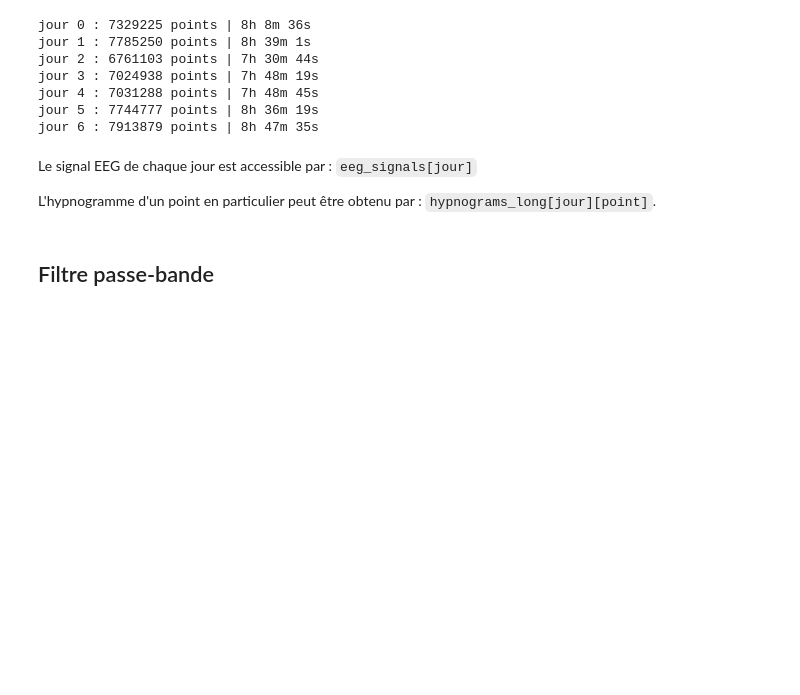
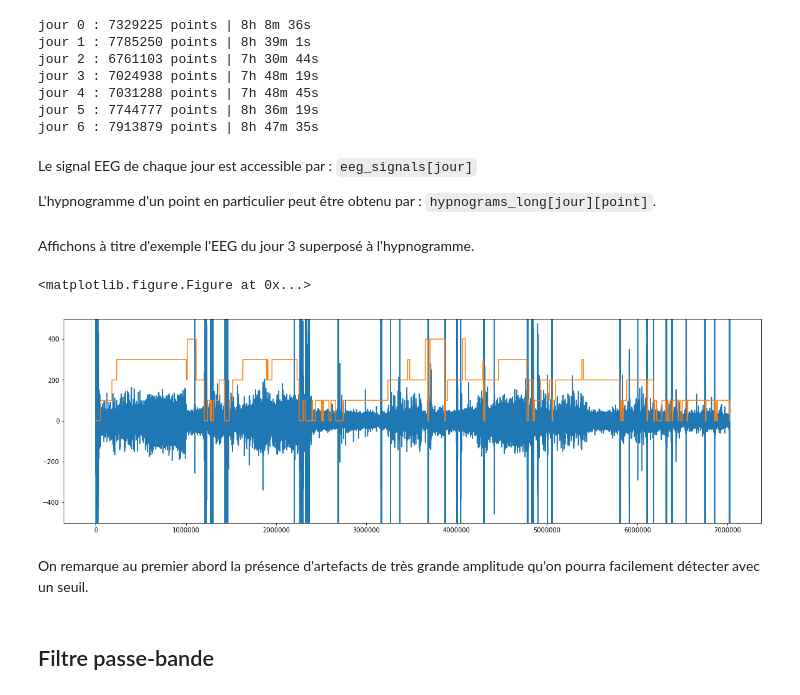
Before and after one commit to ArnoBen/SleepSpindles, a Jupyter notebook: SpindleDetection.ipynb, the cells around one changed output. Cells and saved outputs as stored; diff of their text form; code cells hidden in the pictures; blank space fills up the shorter version.

````diff
--- a/SpindleDetection.ipynb
+++ b/SpindleDetection.ipynb
@@ -52,6 +52,20 @@ jour 6 : 7913879 points | 8h 47m 35s
 Le signal EEG de chaque jour est accessible par :  ```eeg_signals[jour]```
 
 L'hypnogramme d'un point en particulier peut être obtenu par : ```hypnograms_long[jour][point]```.
+# %% [markdown]
+Affichons à titre d'exemple l'EEG du jour 3 superposé à l'hypnogramme.
+# %%
+plt.clf()
+plt.figure(figsize = (20,6))
+plt.plot(eeg_signals[3])
+plt.plot(hypnograms_long[3] * 100)
+plt.ylim(-500,500)
+plt.show()
+# %% [output]
+<matplotlib.figure.Figure at 0x...>
+[figure, added]
+# %% [markdown]
+On remarque au premier abord la présence d'artefacts de très grande amplitude qu'on pourra facilement détecter avec un seuil.
 # %% [markdown]
 ## Filtre passe-bande
 # %% [markdown]
````
Also changed, not shown: parts of 8 cells of this notebook, 1 other file.
